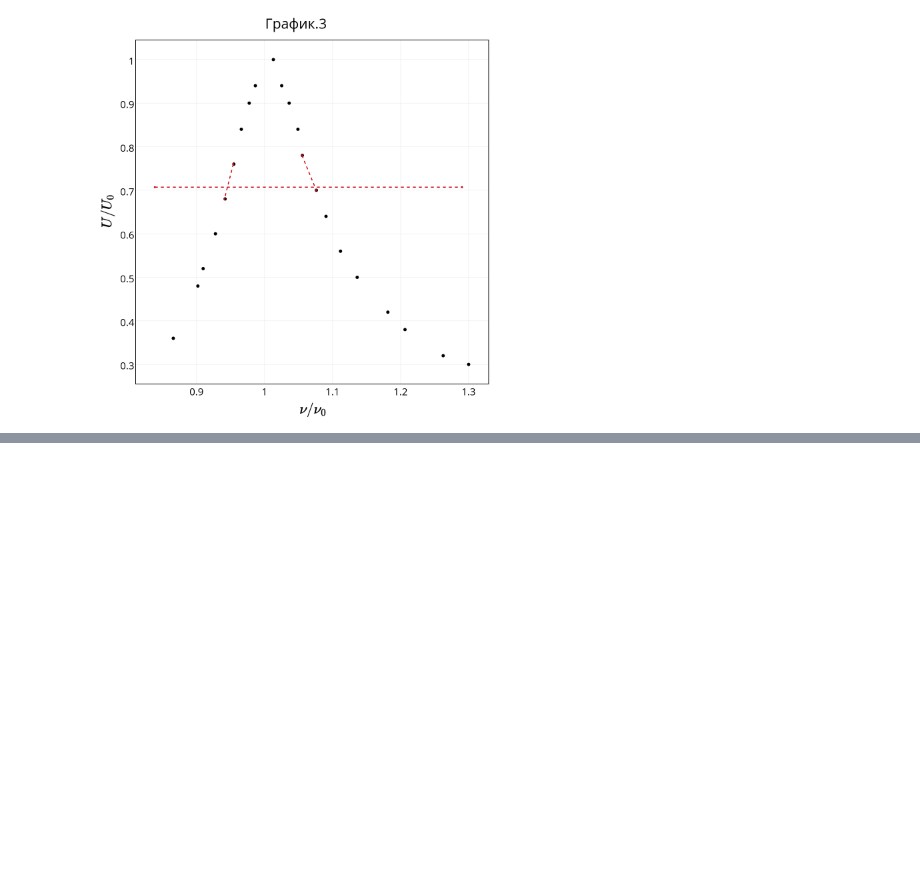
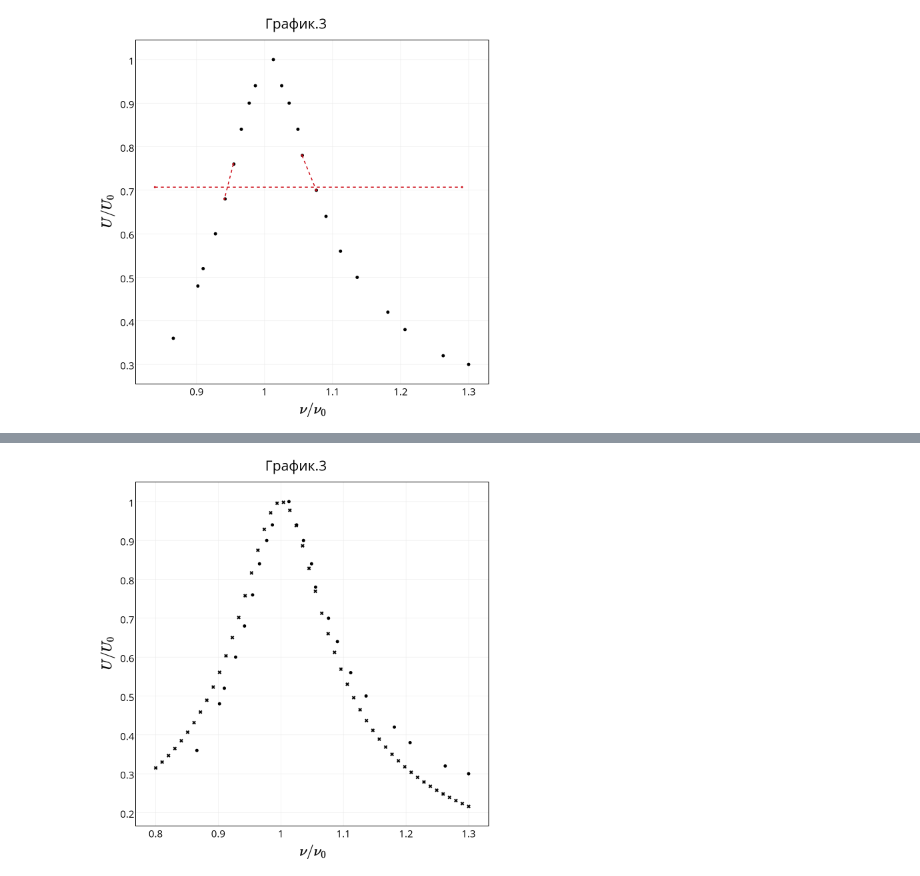
Before and after one commit to heyfaraday/labs_3sem, a Jupyter notebook: 3.2.5/analysis.ipynb, the cells around one changed output, grey strips where cells are left out. Drawn from its saved outputs; the diff is of its cells as text; code cells hidden in the pictures; blank space fills up the shorter version.

```diff
--- a/3.2.5/analysis.ipynb
+++ b/3.2.5/analysis.ipynb
@@ -440,0 +440,98 @@ plt.show()
+# %%
+X = np.linspace(0.8, 1.3, 50)
+# %%
+Y = np.reciprocal(np.sqrt(1+227*(X-1)**2))
+# %%
+trace1 = go.Scatter(
+    y = Y,
+    x = X,
+    mode = 'markers',
+    name = '$I~=~0,3~mA$',
+    marker = dict(
+        size = 10,
+        opacity = 1,
+        color = '#000000',
+        symbol = 'x'
+    ),
+)
+
+trace2 = go.Scatter(
+    y = data2['U_R'],
+    x = data2['nu_R'],
+    mode = 'markers',
+    name = '$I~=~0,3~mA$',
+    marker = dict(
+        size = 10,
+        opacity = 1,
+        color = '#000000'
+    ),
+)
+
+trace3 = go.Scatter(
+    y = X,
+    x = Y,
+    mode = 'scatter',
+    name = '$I~=~0,3~mA$',
+    line = dict(
+        color = ('rgb(205, 12, 24)'),
+        width = 3,
+        dash = 'dash'),
+)
+
+trace0 = [trace2, trace1]
+
+layout = go.Layout(
+    showlegend=False,
+    title = "График.3",
+    width = 1200,
+    height = 1200,
+    font = dict(
+        size = 30,
+        color = '#000000'
+        ),
+    paper_bgcolor = '#ffffff',
+    xaxis = dict(
+        title = '$ν/ν_0$',
+        #range = [0.0, 42.0],
+        zeroline = False,
+        ticklen = 0,
+        color = '#000000',
+        mirror = True,
+        showline = True,
+        linewidth = 2,
+        titlefont = dict(
+            size = 40,
+            color = '#000000'
+            )
+    ),
+    yaxis = dict(
+        title = '$U/U_0$',
+        #range = [0, 11],
+        zeroline = False,
+        ticklen = 0,
+        color = '#000000',
+        mirror = True,
+        showline = True,
+        linewidth = 2,
+        titlefont = dict(
+            size = 40,
+            color = '#000000'
+            )
+    ),
+    margin = dict(
+        l = 120,
+        r = 23,
+        t = 70,
+        b = 100,
+        pad = 0
+    ),
+)
+
+fig = go.Figure(data=trace0, layout=layout)
+#py.iplot(fig, filename='basic-error-bar')
+py.image.save_as(fig, 'my_plot3.png')
+#! open my_plot.png
+from IPython.display import Image
+Image("my_plot3.png", width=400)
+# %% [output]
+[figure, added]
```
Also changed, not shown: parts of 10 cells of this notebook, 3 other files.
